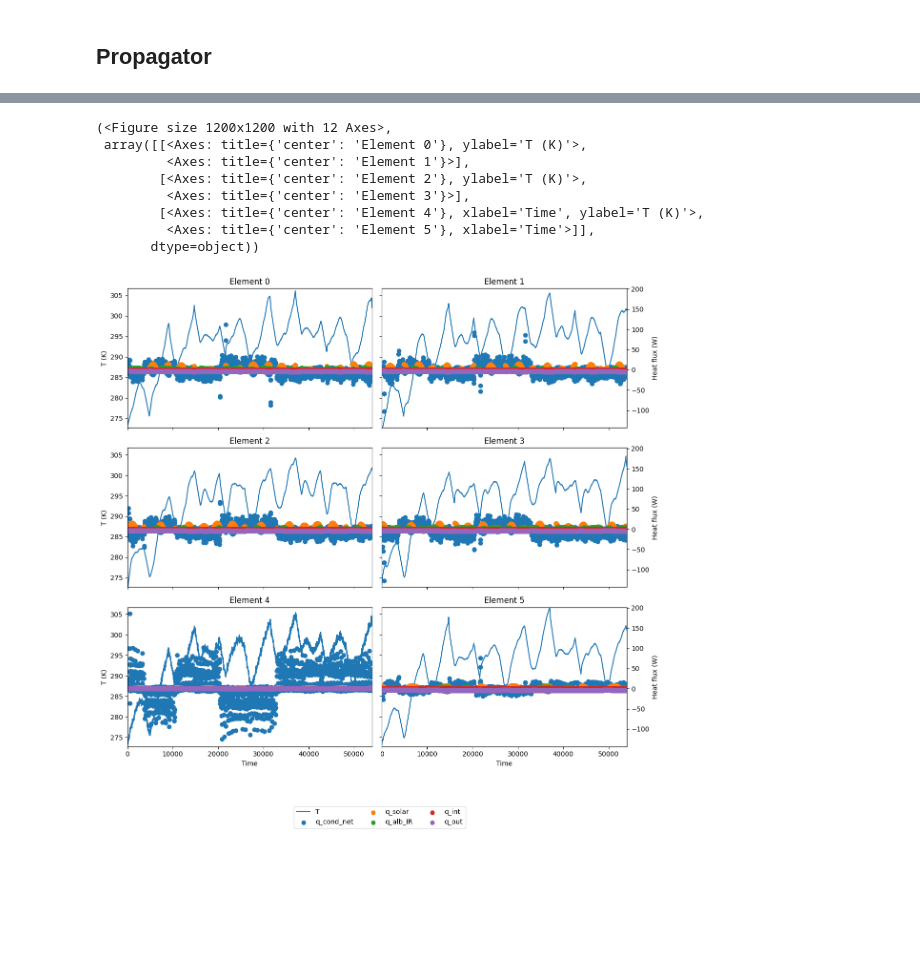
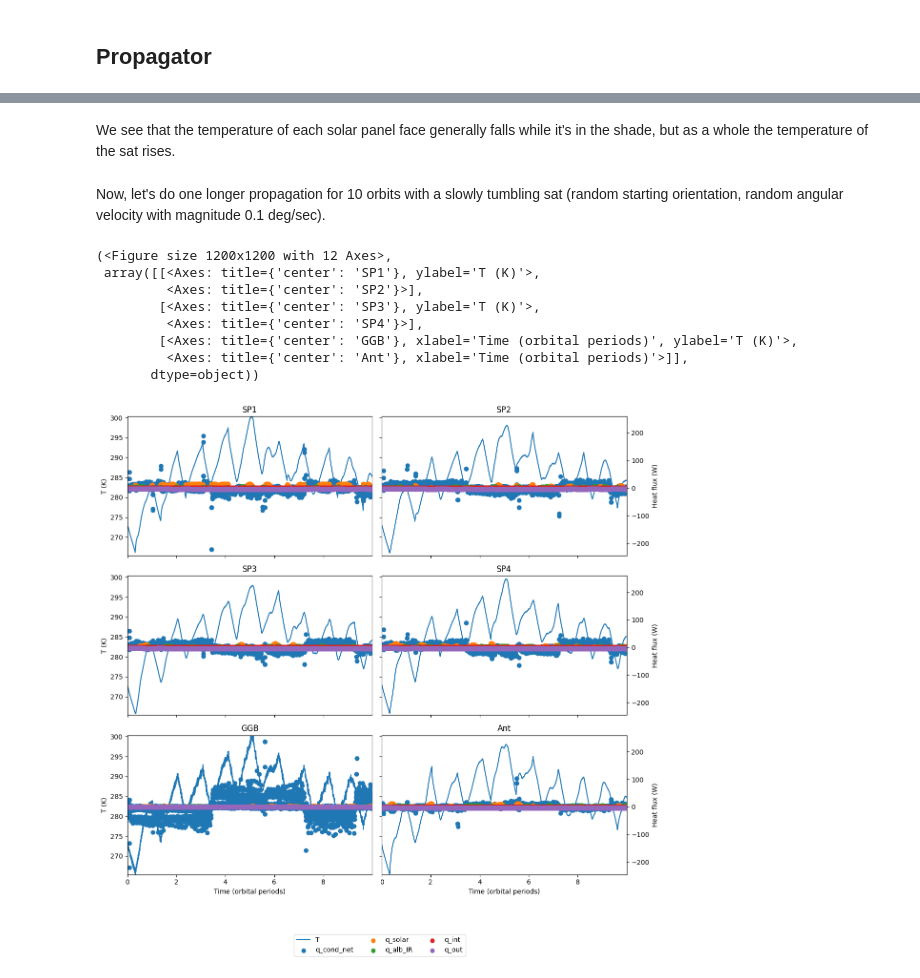
Before and after one commit to YUAA-CubeSat/YUAA_CubeSat_TFEM, a Jupyter notebook: main_sim.ipynb, the cells around one changed output, grey strips where cells are left out. Saved outputs shown, nothing was run; the diff lists cells and outputs as text; code cells hidden in the pictures; blank space fills up the shorter version.

```diff
--- a/main_sim.ipynb
+++ b/main_sim.ipynb
@@ -73,6 +73,7 @@ def init_blast_model(
     elts.append(ConnectedLumpedMass( # antenna square face
         body_normal = np.array([0,0,1]),
         m= (CUBESAT_MASS-CUBESAT_TIP_MASS)/10,
+        c=AL_6061_SPEC_HEAT_CAP,
         A_rad= 10*u.cm*10*u.cm,
         a= FR4_ABSORPTANCE,
         e= FR4_EMISSIVITY,
@@ -221,3 +240,7 @@ plotting.plot_elts_Ts(sol.t, sol.y, elt_names=elt_names)
+# %% [markdown]
+We see that the temperature of each solar panel face generally falls while it's in the shade, but as a whole the temperature of the sat rises.
+# %% [markdown]
+Now, let's do one longer propagation for 10 orbits with a slowly tumbling sat (random starting orientation, random angular velocity with magnitude 0.1 deg/sec).
 # %%
 elts, body, orbit = init_blast_model(
     'excerpt_de440.bsp', omega_mag=np.radians(0.1),
@@ -225,17 +248,17 @@ elts, body, orbit = init_blast_model(
 # %%
 sol = propagate_thermal_fem(
     elts, body, orbit,
-    pd.Timestamp.now(), pd.Timedelta(minutes=90*10), pd.Timedelta(seconds=10)
+    pd.Timestamp.now(tz='UTC'), pd.Timedelta(minutes=90*10), pd.Timedelta(seconds=10)
 )
 # %%
-plotting.plot_elts_T_q_flows(sol.t, sol.y[12:, :], elts)
+plotting.plot_elts_T_q_flows(sol.t, sol.y[12:, :], elts, elt_names=elt_names, orbital_period=90*60)
 # %% [output]
 (<Figure size 1200x1200 with 12 Axes>,
- array([[<Axes: title={'center': 'Element 0'}, ylabel='T (K)'>,
-         <Axes: title={'center': 'Element 1'}>],
-        [<Axes: title={'center': 'Element 2'}, ylabel='T (K)'>,
-         <Axes: title={'center': 'Element 3'}>],
-        [<Axes: title={'center': 'Element 4'}, xlabel='Time', ylabel='T (K)'>,
-         <Axes: title={'center': 'Element 5'}, xlabel='Time'>]],
+ array([[<Axes: title={'center': 'SP1'}, ylabel='T (K)'>,
+         <Axes: title={'center': 'SP2'}>],
+        [<Axes: title={'center': 'SP3'}, ylabel='T (K)'>,
+         <Axes: title={'center': 'SP4'}>],
+        [<Axes: title={'center': 'GGB'}, xlabel='Time (orbital periods)', ylabel='T (K)'>,
+         <Axes: title={'center': 'Ant'}, xlabel='Time (orbital periods)'>]],
        dtype=object))
-[figure, old version]
+[figure, new version]
```
Also changed, not shown: parts of 13 cells of this notebook, 4 other files.
